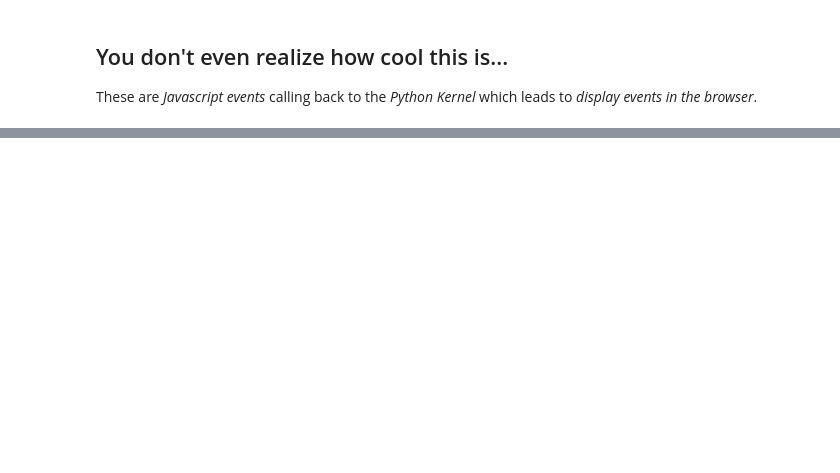
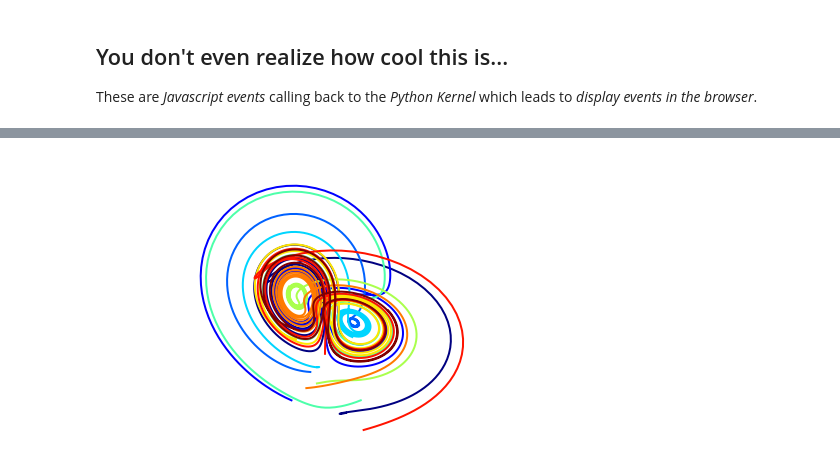
Before and after one commit to jakevdp/OpenVisConf2014, a Jupyter notebook: Interaction.ipynb, the cells around one changed output, grey strips where cells are left out. Saved outputs shown, nothing was run; the diff lists cells and outputs as text; code cells hidden in the pictures; blank space fills up the shorter version.

```diff
--- a/Interaction.ipynb
+++ b/Interaction.ipynb
@@ -44,0 +129,7 @@ These are *Javascript events* calling back to the *Python Kernel* which leads to
+# %%
+from IPython.html.widgets import interactive
+
+w = interactive(solve_lorenz, angle=(0.,360.), N=(0,50), sigma=(0.0,50.0), rho=(0.0,50.0))
+display(w)
+# %% [output]
+[figure, added]
```
Also changed, not shown: parts of 9 cells of this notebook.
